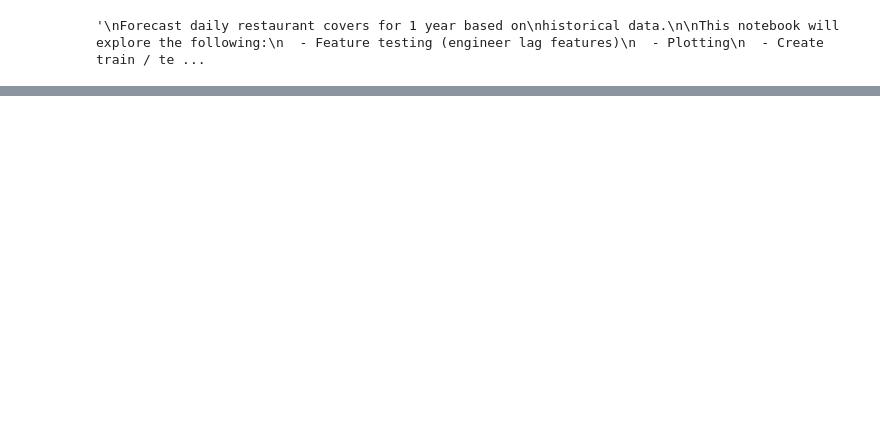
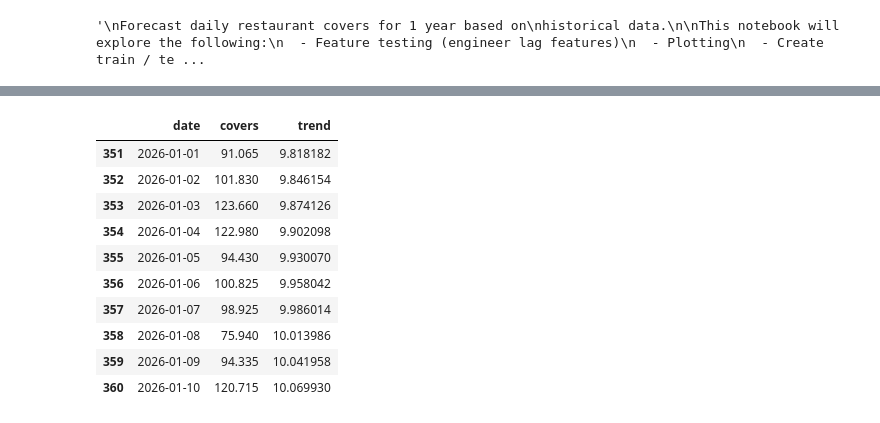
Before and after one commit to davidsaridakis/restaurant-inventory-project, a Jupyter notebook: notebooks/forecasting_model.ipynb, the cells around one changed output, grey strips where cells are left out. Drawn from its saved outputs; the diff is of its cells as text; code cells hidden in the pictures; blank space fills up the shorter version.

```diff
--- a/notebooks/forecasting_model.ipynb
+++ b/notebooks/forecasting_model.ipynb
@@ -218,0 +354,14 @@ for short-term operational planning.
+# %%
+forecast_2026[['date','covers','trend']].head(10)
+# %% [output]
+|  | date | covers | trend |
+| 351 | 2026-01-01 | 91.065 | 9.818182 |
+| 352 | 2026-01-02 | 101.830 | 9.846154 |
+| 353 | 2026-01-03 | 123.660 | 9.874126 |
+| 354 | 2026-01-04 | 122.980 | 9.902098 |
+| 355 | 2026-01-05 | 94.430 | 9.930070 |
+| 356 | 2026-01-06 | 100.825 | 9.958042 |
+| 357 | 2026-01-07 | 98.925 | 9.986014 |
+| 358 | 2026-01-08 | 75.940 | 10.013986 |
+| 359 | 2026-01-09 | 94.335 | 10.041958 |
+| 360 | 2026-01-10 | 120.715 | 10.069930 |
```
Also changed, not shown: parts of 19 cells of this notebook.
